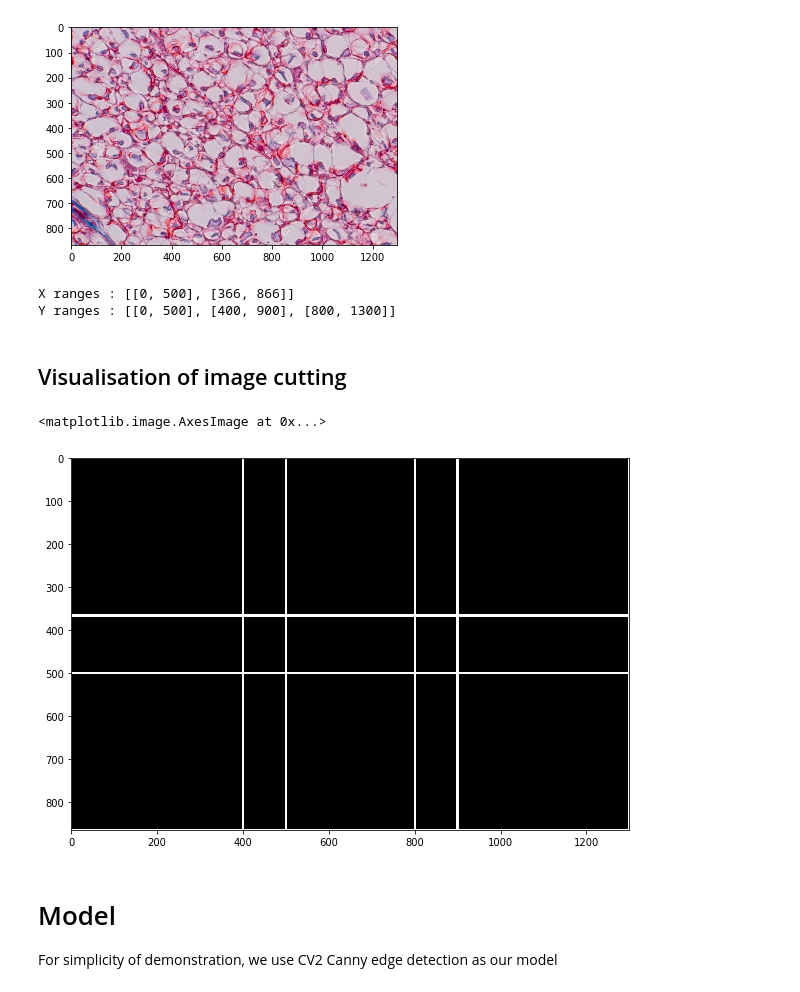
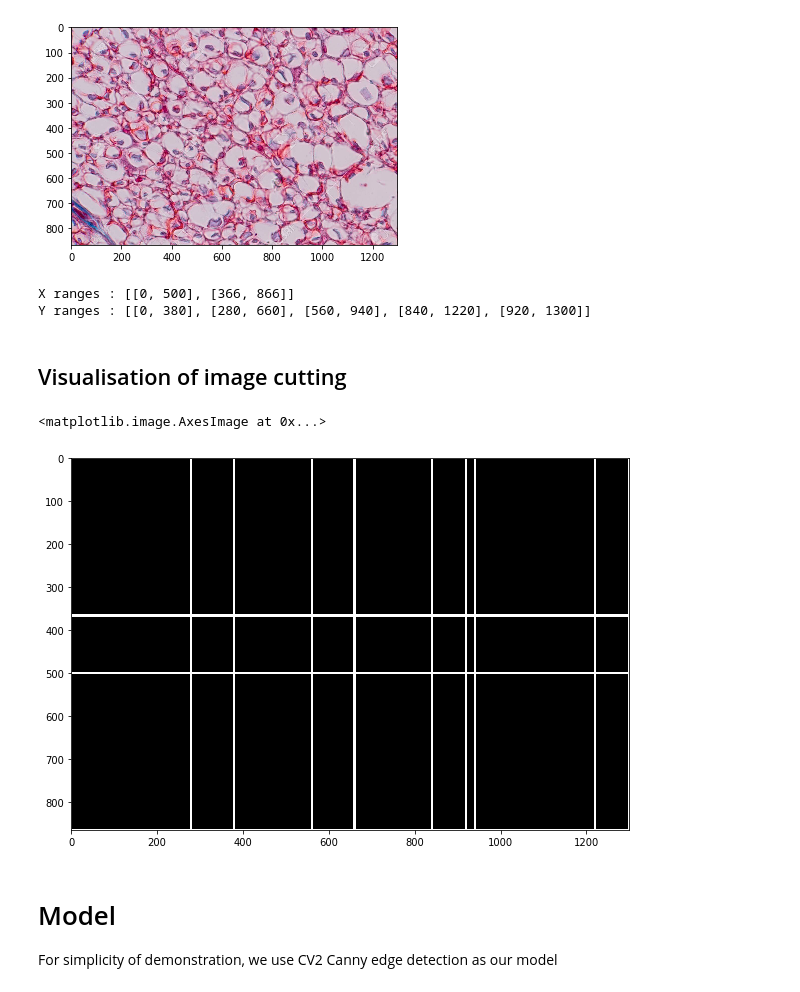
Before and after one commit to grigolp/image_cutting, a Jupyter notebook: image_cutting.ipynb, the cells around one changed output. Saved outputs shown, nothing was run; the diff lists cells and outputs as text; code cells hidden in the pictures.

Commit message:
Fixed variable names, changed window shape to any rectangle

```diff
--- a/image_cutting.ipynb
+++ b/image_cutting.ipynb
@@ -91,31 +93,32 @@ Image shape is (866, 1300, 3)
 [figure]
 # %%
 # define core window size and buffer size
-max_size = 400
+x_size = 400
+y_size = 280
 buff = 100
 
 # cut image to smaller pieces
-chunks , (x_ranges, y_ranges) = cut_image(img_arr, max_size, buff )
+chunks , (x_ranges, y_ranges) = cut_image(img_arr, x_size, y_size, buff )
 print("X ranges : {}\nY ranges : {}".format(x_ranges, y_ranges))
 # %% [output]
 X ranges : [[0, 500], [366, 866]]
-Y ranges : [[0, 500], [400, 900], [800, 1300]]
+Y ranges : [[0, 380], [280, 660], [560, 940], [840, 1220], [920, 1300]]
 # %% [markdown]
 ## Visualisation of image cutting
 # %%
 #create black background
 black  = np.zeros_like(image)
 
 fig = plt.figure(figsize =(10,10))
 
 for i,  (x_s , x_e) in  enumerate(x_ranges):
     for j, (y_s , y_e) in enumerate(y_ranges):
-        ims.append(cv2.rectangle(black, (y_s,x_s), (y_e, x_e), color =[255,255,255], thickness =3))
+        cv2.rectangle(black, (y_s,x_s), (y_e, x_e), color =[255,255,255], thickness =3)
 
 plt.imshow(black)
 # %% [output]
 <matplotlib.image.AxesImage at 0x...>
-[figure, old version]
+[figure, new version]
 # %% [markdown]
 # Model
 For simplicity of demonstration, we use CV2 Canny edge detection as our model
```
Also changed, not shown: parts of 4 cells of this notebook.
